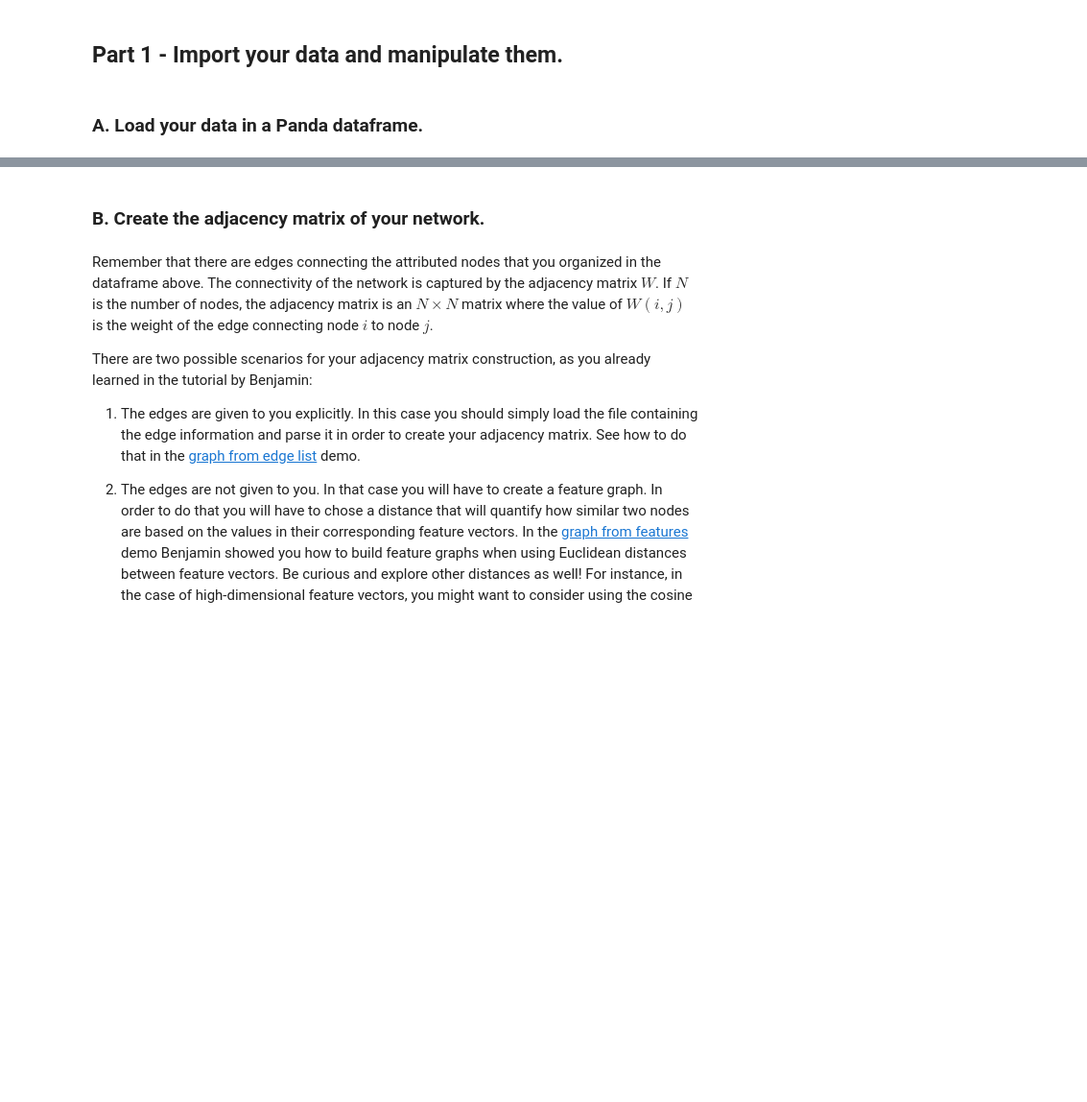
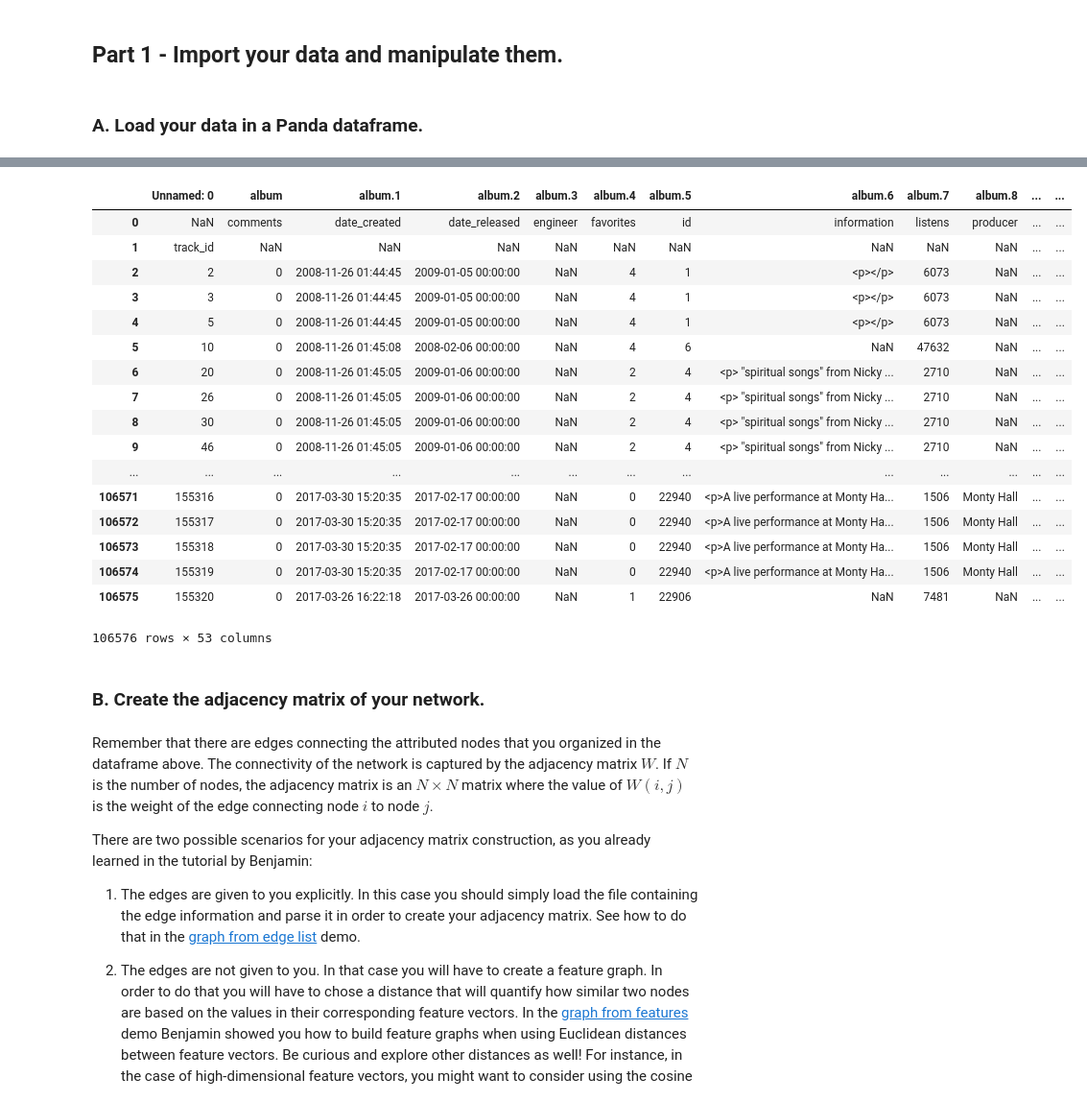
Before and after one commit to TTimTT/NTDS_Project, a Jupyter notebook: milestones_1/Tim_network_properties.ipynb, the cells around one changed output, grey strips where cells are left out. Shown: that part at 96% size. Cells and saved outputs as stored; diff of their text form; code cells hidden in the pictures; blank space fills up the shorter version.

```diff
--- a/milestones_1/Tim_network_properties.ipynb
+++ b/milestones_1/Tim_network_properties.ipynb
@@ -52,0 +58,4 @@ tracks = pd.read_csv(METADATA_FOLDER + 'tracks.csv', sep=',', encoding='utf-8',
+# %%
+# Columns are badly formatted this line is made for this:
+cleaned_tracks = tracks.copy()
+cleaned_tracks.columns = tracks.iloc[0]
@@ -53,3 +115,27 @@ tracks = pd.read_csv(METADATA_FOLDER + 'tracks.csv', sep=',', encoding='utf-8',
+# %%
+train = cleaned_tracks[cleaned_tracks['split'] == 'training']
+val = cleaned_tracks[cleaned_tracks['split'] == 'validation']
+test = cleaned_tracks[cleaned_tracks['split'] == 'test']
+tracks
+# %% [output]
+|  | Unnamed: 0 | album | album.1 | album.2 | album.3 | album.4 | album.5 | album.6 | album.7 | album.8 | ... | ... |
+| 0 | NaN | comments | date_created | date_released | engineer | favorites | id | information | listens | producer | ... | ... |
+| 1 | track_id | NaN | NaN | NaN | NaN | NaN | NaN | NaN | NaN | NaN | ... | ... |
+| 2 | 2 | 0 | 2008-11-26 01:44:45 | 2009-01-05 00:00:00 | NaN | 4 | 1 | <p></p> | 6073 | NaN | ... | ... |
+| 3 | 3 | 0 | 2008-11-26 01:44:45 | 2009-01-05 00:00:00 | NaN | 4 | 1 | <p></p> | 6073 | NaN | ... | ... |
+| 4 | 5 | 0 | 2008-11-26 01:44:45 | 2009-01-05 00:00:00 | NaN | 4 | 1 | <p></p> | 6073 | NaN | ... | ... |
+| 5 | 10 | 0 | 2008-11-26 01:45:08 | 2008-02-06 00:00:00 | NaN | 4 | 6 | NaN | 47632 | NaN | ... | ... |
+| 6 | 20 | 0 | 2008-11-26 01:45:05 | 2009-01-06 00:00:00 | NaN | 2 | 4 | <p> "spiritual songs" from Nicky ... | 2710 | NaN | ... | ... |
+| 7 | 26 | 0 | 2008-11-26 01:45:05 | 2009-01-06 00:00:00 | NaN | 2 | 4 | <p> "spiritual songs" from Nicky ... | 2710 | NaN | ... | ... |
+| 8 | 30 | 0 | 2008-11-26 01:45:05 | 2009-01-06 00:00:00 | NaN | 2 | 4 | <p> "spiritual songs" from Nicky ... | 2710 | NaN | ... | ... |
+| 9 | 46 | 0 | 2008-11-26 01:45:05 | 2009-01-06 00:00:00 | NaN | 2 | 4 | <p> "spiritual songs" from Nicky ... | 2710 | NaN | ... | ... |
+| ... | ... | ... | ... | ... | ... | ... | ... | ... | ... | ... | ... | ... |
+| 106571 | 155316 | 0 | 2017-03-30 15:20:35 | 2017-02-17 00:00:00 | NaN | 0 | 22940 | <p>A live performance at Monty Ha... | 1506 | Monty Hall | ... | ... |
+| 106572 | 155317 | 0 | 2017-03-30 15:20:35 | 2017-02-17 00:00:00 | NaN | 0 | 22940 | <p>A live performance at Monty Ha... | 1506 | Monty Hall | ... | ... |
+| 106573 | 155318 | 0 | 2017-03-30 15:20:35 | 2017-02-17 00:00:00 | NaN | 0 | 22940 | <p>A live performance at Monty Ha... | 1506 | Monty Hall | ... | ... |
+| 106574 | 155319 | 0 | 2017-03-30 15:20:35 | 2017-02-17 00:00:00 | NaN | 0 | 22940 | <p>A live performance at Monty Ha... | 1506 | Monty Hall | ... | ... |
+| 106575 | 155320 | 0 | 2017-03-26 16:22:18 | 2017-03-26 00:00:00 | NaN | 1 | 22906 | NaN | 7481 | NaN | ... | ... |
+106576 rows × 53 columns
 # %% [markdown]
 ### B. Create the adjacency matrix of your network.
 # %% [markdown]
```
Also changed, not shown: parts of 8 cells of this notebook.
